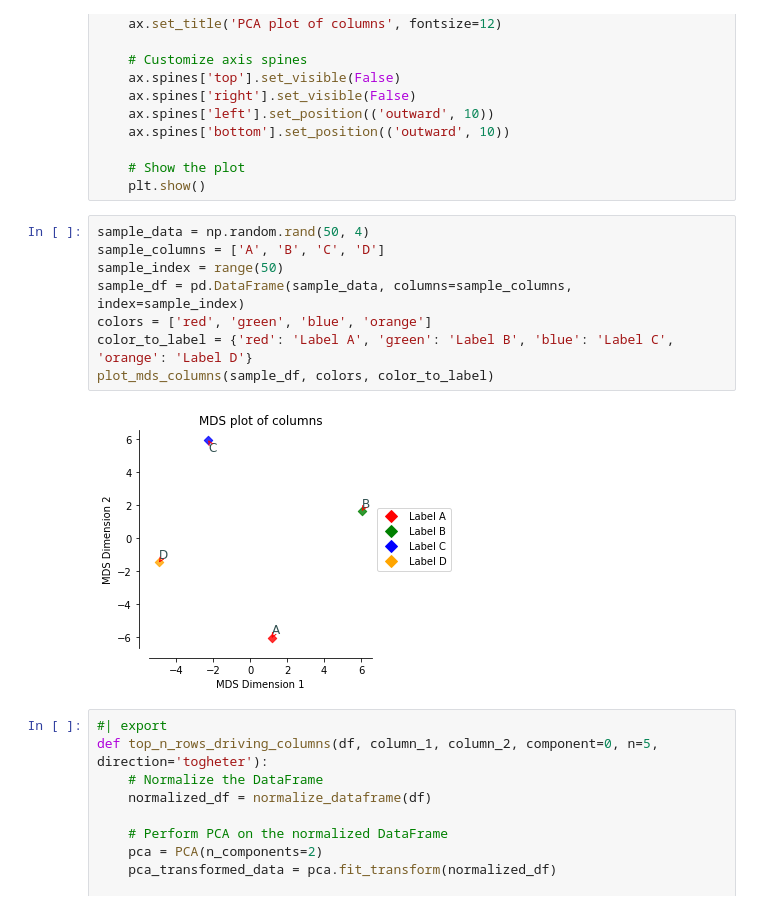
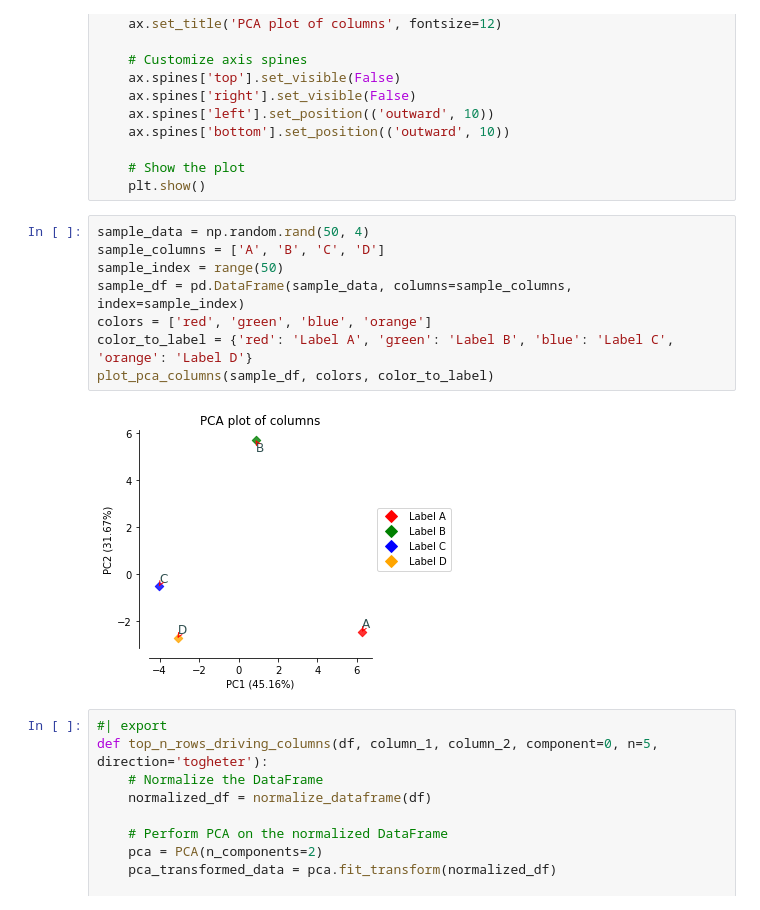
Before and after one commit to mtinti/nbdev-proteomics, a Jupyter notebook: nbs/01_dim_red.ipynb, the cells around one changed output. Drawn from its saved outputs; the diff is of its cells as text.

```diff
--- a/nbs/01_dim_red.ipynb
+++ b/nbs/01_dim_red.ipynb
@@ -124,13 +128,13 @@ def plot_pca_columns(in_df, colors, color_to_label):
 # %%
 sample_data = np.random.rand(50, 4)
 sample_columns = ['A', 'B', 'C', 'D']
 sample_index = range(50)
 sample_df = pd.DataFrame(sample_data, columns=sample_columns, index=sample_index)
 colors = ['red', 'green', 'blue', 'orange']
 color_to_label = {'red': 'Label A', 'green': 'Label B', 'blue': 'Label C', 'orange': 'Label D'}
-plot_mds_columns(sample_df, colors, color_to_label)
+plot_pca_columns(sample_df, colors, color_to_label)
 # %% [output]
-[figure, old version]
+[figure, new version]
 # %%
 #| export
 def top_n_rows_driving_columns(df, column_1, column_2, component=0, n=5, direction='togheter'):
```
Also changed, not shown: parts of 4 cells of this notebook, 27 other files.
